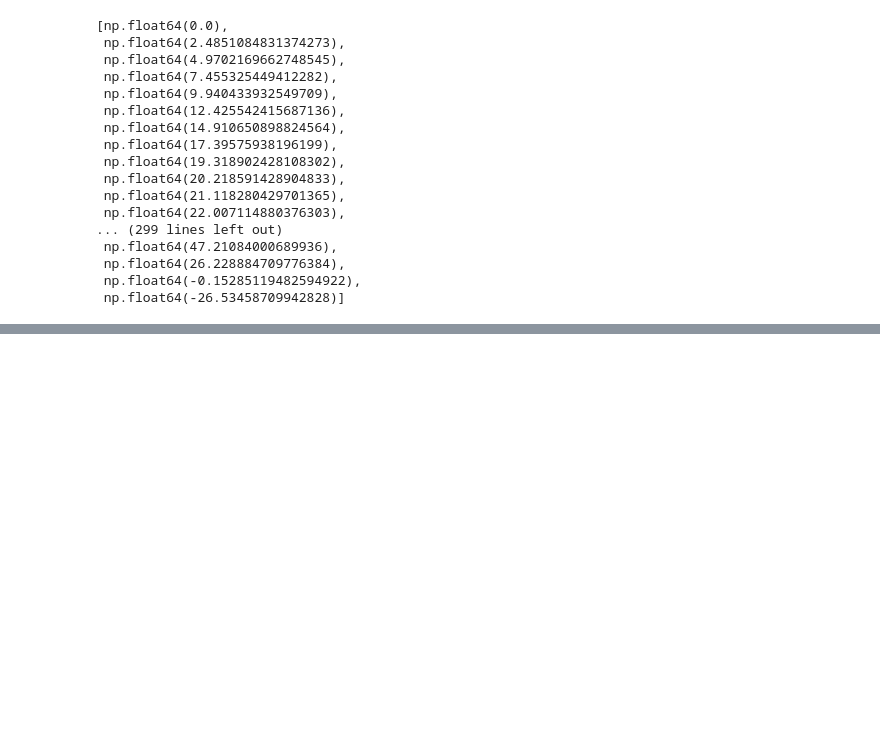
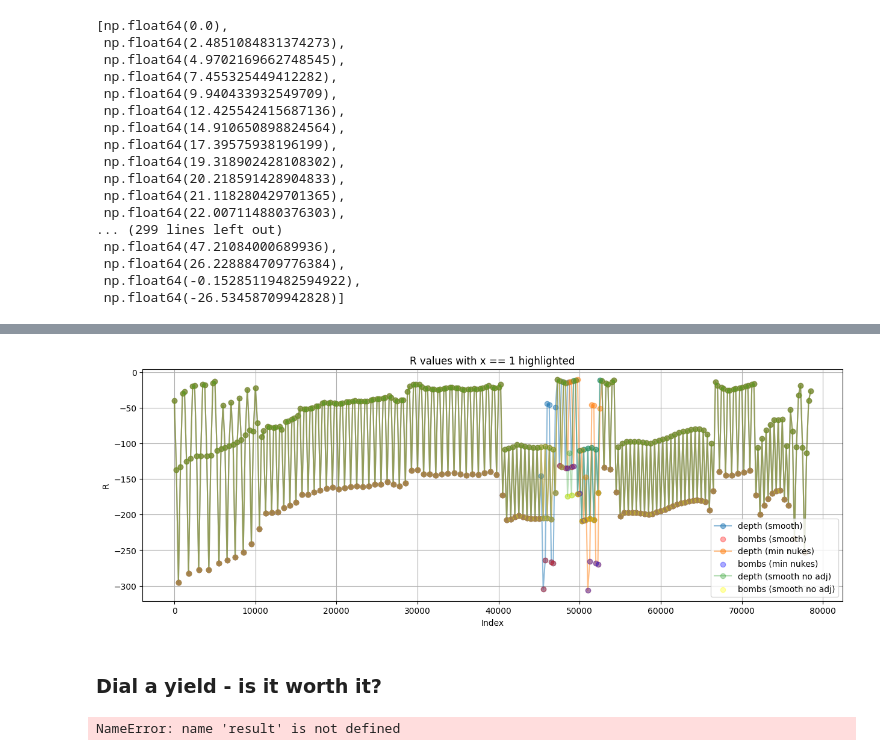
Before and after one commit to maciejjalocha/math_modelling_2526, a Jupyter notebook: linear_programming/solutions/problem2.ipynb, the cells around one changed output, grey strips where cells are left out. Drawn from its saved outputs; the diff is of its cells as text; code cells hidden in the pictures; blank space fills up the shorter version.

```diff
--- a/linear_programming/solutions/problem2.ipynb
+++ b/linear_programming/solutions/problem2.ipynb
@@ -145,0 +216,68 @@ for i in range(0, len(df)-1):
+# %%
+# Load the results from Julia and plot
+import pandas as pd
+import matplotlib.pyplot as plt
+
+
+plt.figure(figsize=(15, 5))
+results = pd.read_csv("../data/smooth_solution_results.txt", sep="\t")
+depth = interpolated_heights - results["R"]  # R is removed dirt
+plt.plot(results["distance"], depth, label="depth (smooth)", marker="o", alpha=0.5)
+
+# Mark where x == 1
+selected = results[results["x"] == 1]
+
+selected_heights = np.array(depth)[results["x"] == 1]
+plt.scatter(
+    selected["distance"],
+    selected_heights,
+    color="red",
+    label="bombs (smooth)",
+    zorder=5,
+    # set opacity to 0.5
+    alpha=0.33,
+)
+# plt.scatter(distances, interpolated_heights)
+results = pd.read_csv("../data/solution_results.txt", sep="\t")
+depth = interpolated_heights - results["R"]  # R is removed dirt
+plt.plot(results["distance"], depth, label="depth (min nukes)", marker="o", alpha=0.5)
+selected = results[results["x"] == 1]
+selected_heights = np.array(depth)[results["x"] == 1]
+plt.scatter(
+    selected["distance"],
+    selected_heights,
+    color="blue",
+    label="bombs (min nukes)",
+    zorder=5,
+    # set opacity to 0.5
+    alpha=0.33,
+)
+
+results = pd.read_csv("../data/smooth_no_adj_solution_results.txt", sep="\t")
+depth = interpolated_heights - results["R"]  # R is removed dirt
+plt.plot(
+    results["distance"], depth, label="depth (smooth no adj)", marker="o", alpha=0.33
+)
+selected = results[results["x"] == 1]
+selected_heights = np.array(depth)[results["x"] == 1]
+plt.scatter(
+    selected["distance"],
+    selected_heights,
+    color="yellow",
+    label="bombs (smooth no adj)",
+    zorder=5,
+    # set opacity to 0.5
+    alpha=0.33,
+)
+
+
+plt.xlabel("Index")
+plt.ylabel("R")
+plt.title("R values with x == 1 highlighted")
+plt.legend()
+plt.grid(True)
+plt.show()
+# %% [output]
+[figure, added]
+# %% [markdown]
+### Dial a yield - is it worth it?
@@ -145,0 +286,4 @@ for i in range(0, len(df)-1):
+# %%
+result
+# %% [output]
+NameError: name 'result' is not defined
```
Also changed, not shown: parts of 12 cells of this notebook, 13 other files.
